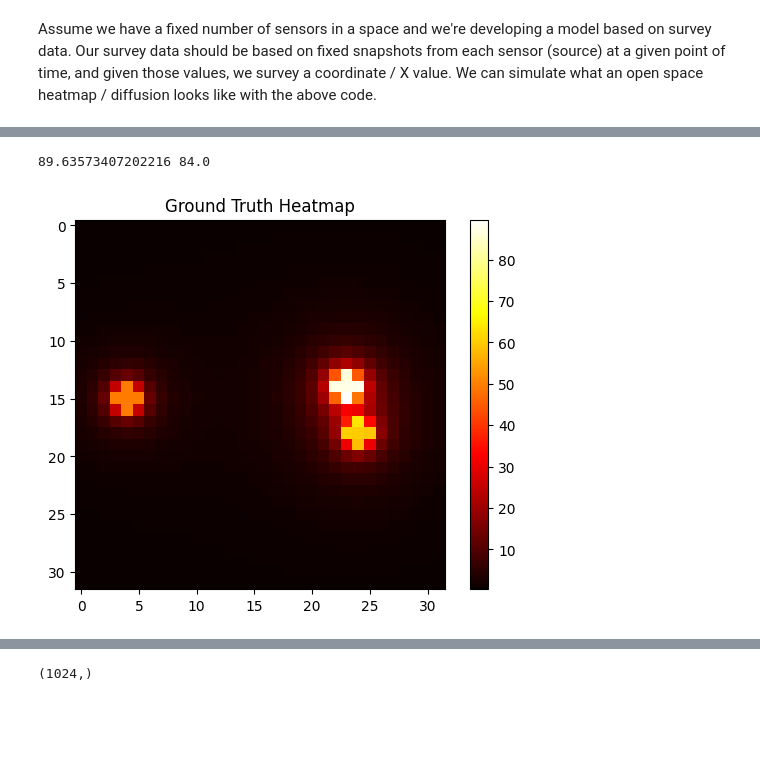
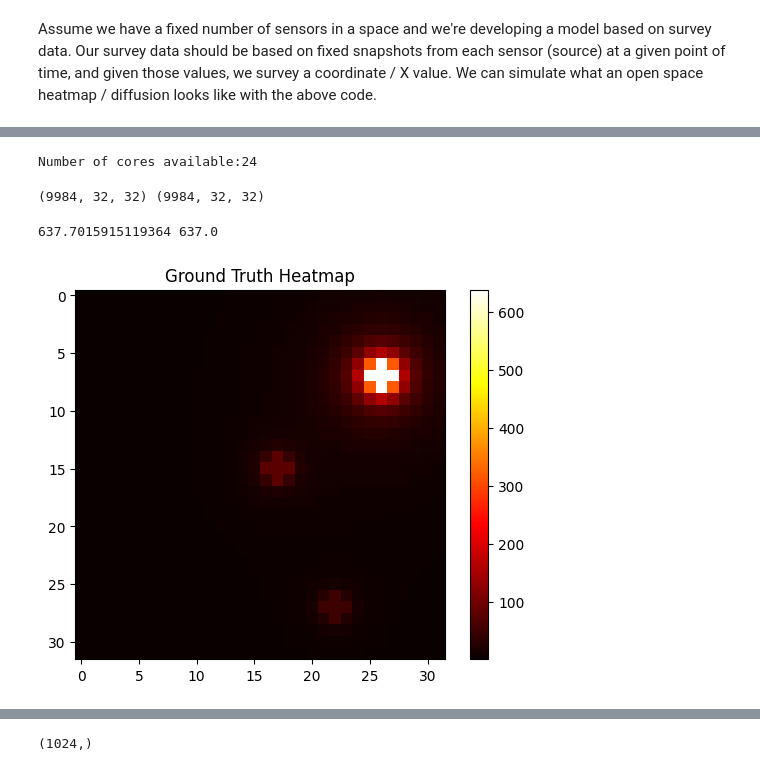
Before and after one commit to ElDuderino/AnalyteDiffusionAI, a Jupyter notebook: diffusion_model_sequential_linear.ipynb, the cells around one changed output, grey strips where cells are left out. Drawn from its saved outputs; the diff is of its cells as text; code cells hidden in the pictures; blank space fills up the shorter version.

```diff
--- a/diffusion_model_sequential_linear.ipynb
+++ b/diffusion_model_sequential_linear.ipynb
@@ -107,0 +72,34 @@ Xs, Ys = generate_dataset_sparse(heatmap_w, heatmap_h, num_heatmaps, random_posi
+# %%
+heatmap_w, heatmap_h = 32, 32
+num_heatmaps = 10000
+random_positions = True
+
+def generate_dataset_sparse(m, n, num_heatmaps=1000, random_pos=False):
+
+    intensity_range = (0,1000)
+
+    heatmap_matrices = np.zeros((num_heatmaps, m, n))
+    sparse_matrices = np.zeros((num_heatmaps, m, n))
+
+    for i in range(num_heatmaps):
+
+        sources = np.array([[0, 10, 10], [0, 12, 14], [0, 20, 20]])
+
+        for k in range(len(sources)):
+
+            intensity = random.uniform(intensity_range[0], intensity_range[1])
+            sources[k][0] = intensity
+
+            if random_pos is True:
+                x = random.randrange(m)
+                y = random.randrange(n)
+
+                sources[k][1] = x
+                sources[k][2] = y
+
+        heatmap_matrices[i] = intensity_matrix(m, n, sources)
+        sparse_matrices[i] = get_sparse_matrix(m, n, sources)
+
+        # print(heatmap_matrices[i].max(), sparse_matrices[i].max())
+
+    return sparse_matrices, heatmap_matrices
@@ -108,14 +150,29 @@ Xs, Ys = generate_dataset_sparse(heatmap_w, heatmap_h, num_heatmaps, random_posi
+# %%
+# if for some reason you can't run it multicore, use the single process:
+# Xs, Ys = generate_dataset_sparse(heatmap_w, heatmap_h, num_heatmaps, random_positions)
+
+# otherwise use all the cores in the machine
+Xs, Ys = gen_dataset_multicore(heatmap_w, heatmap_h, num_heatmaps, random_positions)
+
+# the global num_heatmaps needs to be mutated if using the multicore version
+num_heatmaps = len(Xs)
+# %% [output]
+Number of cores available:24
+# %%
+print(Xs.shape, Ys.shape)
+# %% [output]
+(9984, 32, 32) (9984, 32, 32)
 # %%
-test_index = 3
+test_index = 12
 print(Ys[test_index].max(), Xs[test_index].max())
 
 plt.imshow(Ys[test_index], cmap='hot', interpolation='nearest')
 plt.title("Ground Truth Heatmap")
 plt.colorbar()
 plt.show()
 # %% [output]
-89.63573407202216 84.0
+637.7015915119364 637.0
-[figure, old version]
+[figure, new version]
 # %%
 plt.imshow(Xs[test_index], cmap='hot', interpolation='nearest')
 plt.title("X")
```
Also changed, not shown: parts of 24 cells of this notebook.
